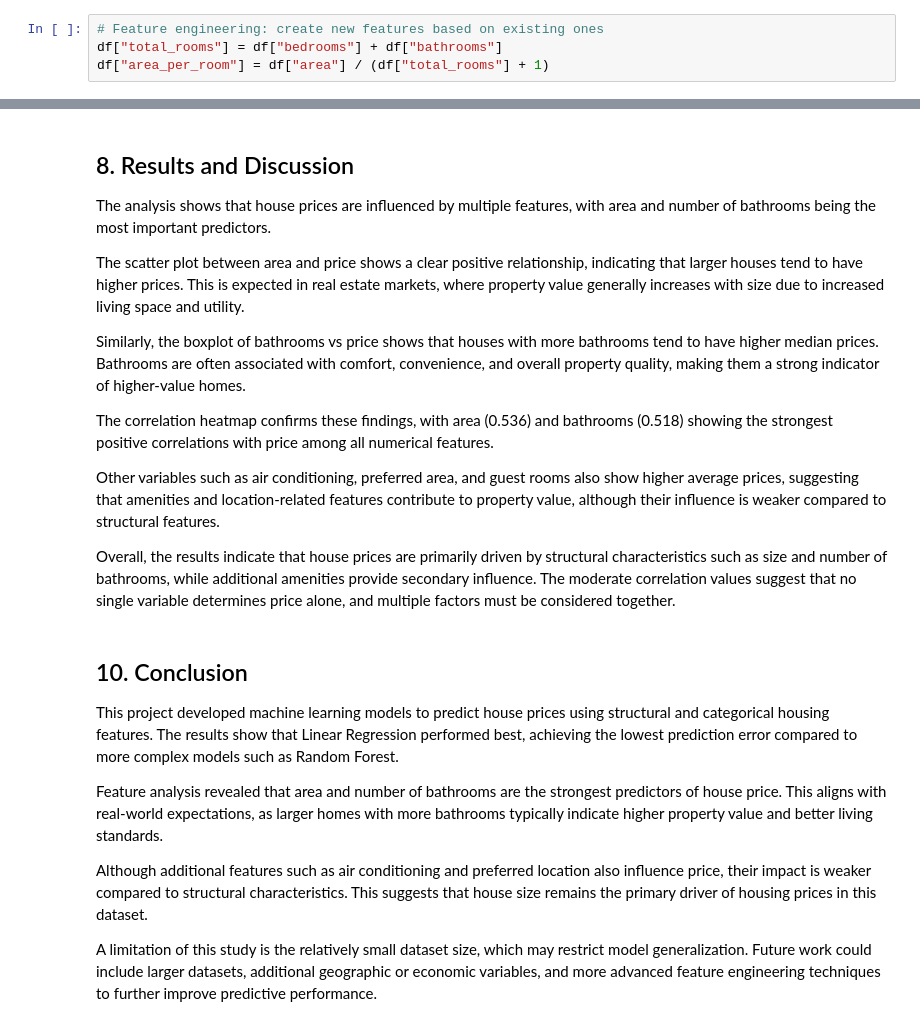
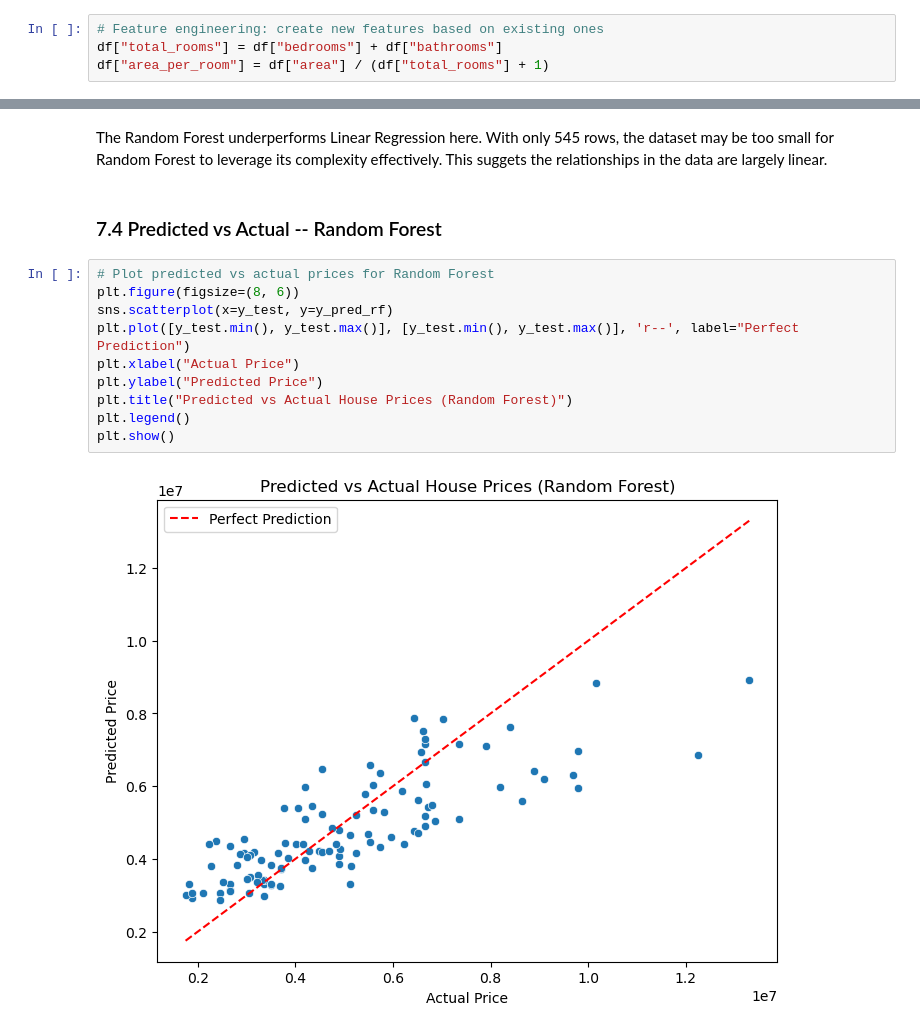
Before and after one commit to stefan-ventura/housing-prices-prediction, a Jupyter notebook: HousingPricesPrediction.ipynb, the cells around one changed output, grey strips where cells are left out. Saved outputs shown, nothing was run; the diff lists cells and outputs as text.

```diff
--- a/HousingPricesPrediction.ipynb
+++ b/HousingPricesPrediction.ipynb
@@ -238,24 +255,16 @@ Best parameters: {'regressor__n_estimators': 200, 'regressor__min_samples_leaf':
-# %% [markdown]
-## 8. Results and Discussion
-
-The analysis shows that house prices are influenced by multiple features, with area and number of bathrooms being the most important predictors.
-
-The scatter plot between area and price shows a clear positive relationship, indicating that larger houses tend to have higher prices. This is expected in real estate markets, where property value generally increases with size due to increased living space and utility.
-
-Similarly, the boxplot of bathrooms vs price shows that houses with more bathrooms tend to have higher median prices. Bathrooms are often associated with comfort, convenience, and overall property quality, making them a strong indicator of higher-value homes.
-
-The correlation heatmap confirms these findings, with area (0.536) and bathrooms (0.518) showing the strongest positive correlations with price among all numerical features.
-
-Other variables such as air conditioning, preferred area, and guest rooms also show higher average prices, suggesting that amenities and location-related features contribute to property value, although their influence is weaker compared to structural features.
-
-Overall, the results indicate that house prices are primarily driven by structural characteristics such as size and number of bathrooms, while additional amenities provide secondary influence. The moderate correlation values suggest that no single variable determines price alone, and multiple factors must be considered together.
-# %% [markdown]
-## 10. Conclusion
-
-This project developed machine learning models to predict house prices using structural and categorical housing features. The results show that Linear Regression performed best, achieving the lowest prediction error compared to more complex models such as Random Forest.
-
-Feature analysis revealed that area and number of bathrooms are the strongest predictors of house price. This aligns with real-world expectations, as larger homes with more bathrooms typically indicate higher property value and better living standards.
-
-Although additional features such as air conditioning and preferred location also influence price, their impact is weaker compared to structural characteristics. This suggests that house size remains the primary driver of housing prices in this dataset.
-
-A limitation of this study is the relatively small dataset size, which may restrict model generalization. Future work could include larger datasets, additional geographic or economic variables, and more advanced feature engineering techniques to further improve predictive performance.
+# %% [markdown]
+The Random Forest underperforms Linear Regression here. With only 545 rows, the dataset may be too small for Random Forest to leverage its complexity effectively. This suggets the relationships in the data are largely linear.
+# %% [markdown]
+### 7.4 Predicted vs Actual -- Random Forest
+# %%
+# Plot predicted vs actual prices for Random Forest
+plt.figure(figsize=(8, 6))
+sns.scatterplot(x=y_test, y=y_pred_rf)
+plt.plot([y_test.min(), y_test.max()], [y_test.min(), y_test.max()], 'r--', label="Perfect Prediction")
+plt.xlabel("Actual Price")
+plt.ylabel("Predicted Price")
+plt.title("Predicted vs Actual House Prices (Random Forest)")
+plt.legend()
+plt.show()
+# %% [output]
+[figure, added]
```
Also changed, not shown: parts of 42 cells of this notebook.
